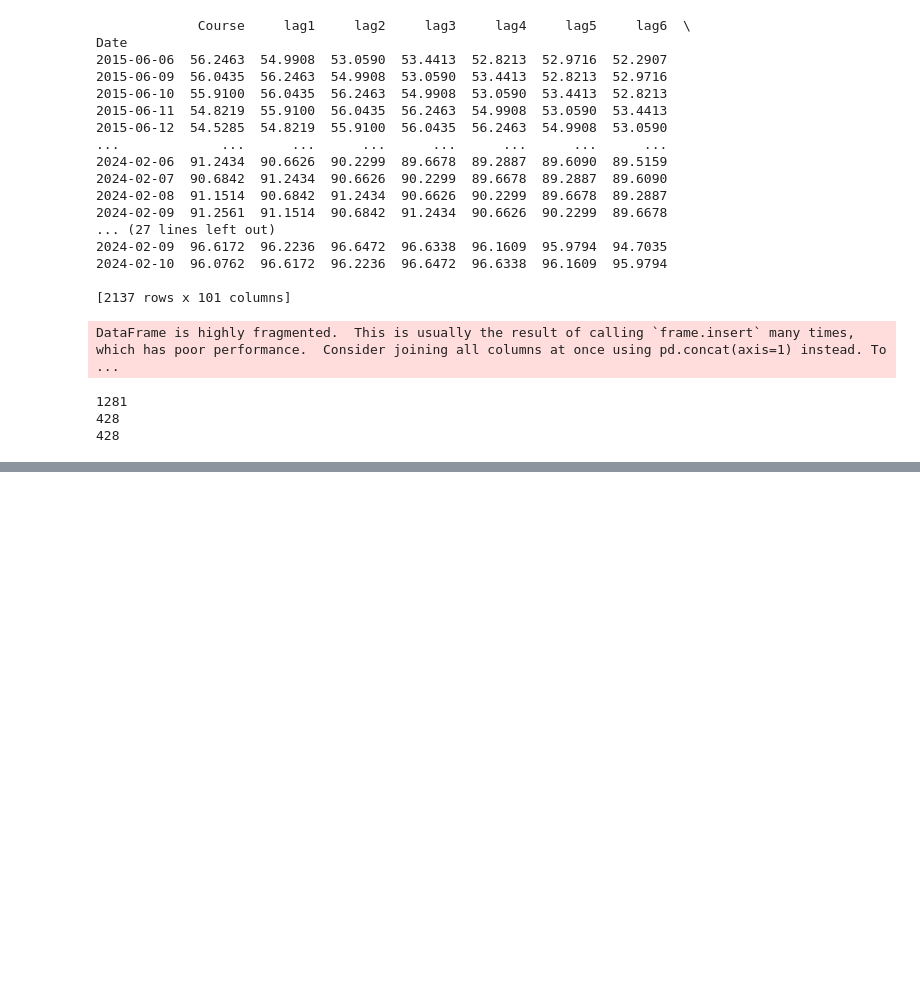
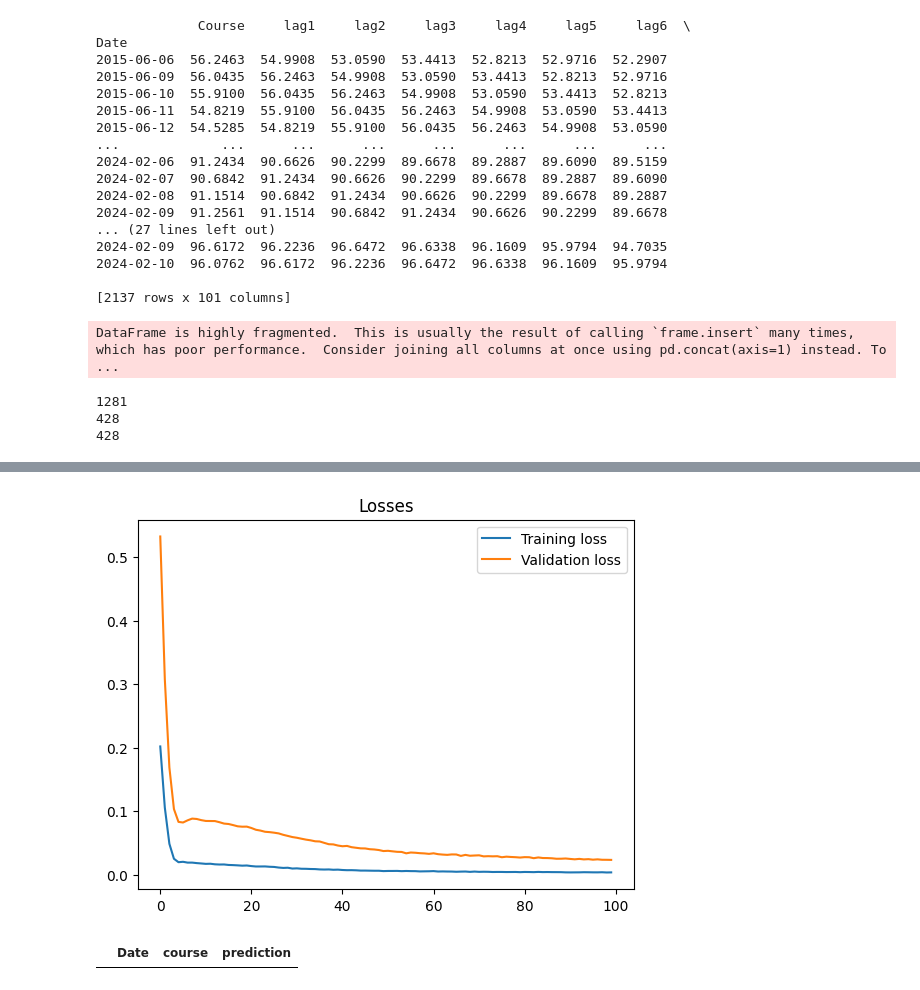
Before and after one commit to sk1fix/lab5py, a Jupyter notebook: main.ipynb, the cells around one changed output, grey strips where cells are left out. Cells and saved outputs as stored; diff of their text form; code cells hidden in the pictures; blank space fills up the shorter version.

```diff
--- a/main.ipynb
+++ b/main.ipynb
@@ -299,3 +299,37 @@ def df_graph(df: DataFrame, title: str) -> None:
 
 
 df_graph(df, "Course change")
+# %%
+input_dim = len(X_train.columns)
+output_dim = 1
+hidden_dim = 64
+layer_dim = 3
+dropout = 0.2
+n_epochs = 100
+learning_rate = 1e-4
+weight_decay = 1e-6
+
+model_params = {'input_dim': input_dim,
+                'hidden_dim': hidden_dim,
+                'layer_dim': layer_dim,
+                'output_dim': output_dim,
+                'dropout_prob': dropout}
+
+model = RNNModel(**model_params)
+
+loss_fn = nn.MSELoss(reduction="mean")
+optimizer = optim.Adam(
+    model.parameters(), lr=learning_rate, weight_decay=weight_decay)
+
+
+opt = Optimization(model=model, loss_fn=loss_fn, optimizer=optimizer)
+opt.train(train_loader, val_loader, batch_size=batch_size,
+          n_epochs=n_epochs, n_features=input_dim)
+opt.plot_losses()
+
+predictions, values = opt.evaluate(
+    test_loader_one,
+    batch_size=1,
+    n_features=input_dim
+)
+# %% [output]
@@ -301,0 +355,34 @@ df_graph(df, "Course change")
+[figure, added]
+# %%
+def inverse_transform(scaler, df: DataFrame, columns: list) -> DataFrame:
+    """
+        Get the real values of the forecasts
+    """
+    for col in columns:
+        df[col] = scaler.inverse_transform(df[col])
+    return df
+
+
+def format_predictions(predictions: list, values: list, df_test: DataFrame, scaler) -> DataFrame:
+    vals = np.concatenate(values, axis=0).ravel()
+    preds = np.concatenate(predictions, axis=0).ravel()
+    df_result = DataFrame(data={"course": vals, "prediction": preds}, index=df_test.head(len(vals)).index)
+    df_result = df_result.sort_index()
+    df_result = inverse_transform(scaler, df_result, [["course", "prediction"]])
+    return df_result
+
+
+df_result = format_predictions(predictions, values, X_test, scaler)
+
+def get_value_by_month(df: DataFrame, start_date: str, end_date: str) -> DataFrame:
+    """
+        Getting the course in the specified period
+    """
+    df = df.reset_index(inplace=False)
+    start_date = pd.to_datetime(start_date, format='%Y-%m-%d')
+    end_date = pd.to_datetime(end_date, format='%Y-%m-%d')
+    return df[(start_date <= df["Date"]) & (df["Date"] <= end_date)]
+
+get_value_by_month(df_result, "2020-01-10", "2020-02-10")
+# %% [output]
+|  | Date | course | prediction |
```
Also changed, not shown: parts of 1 cell of this notebook, 1 other file.
